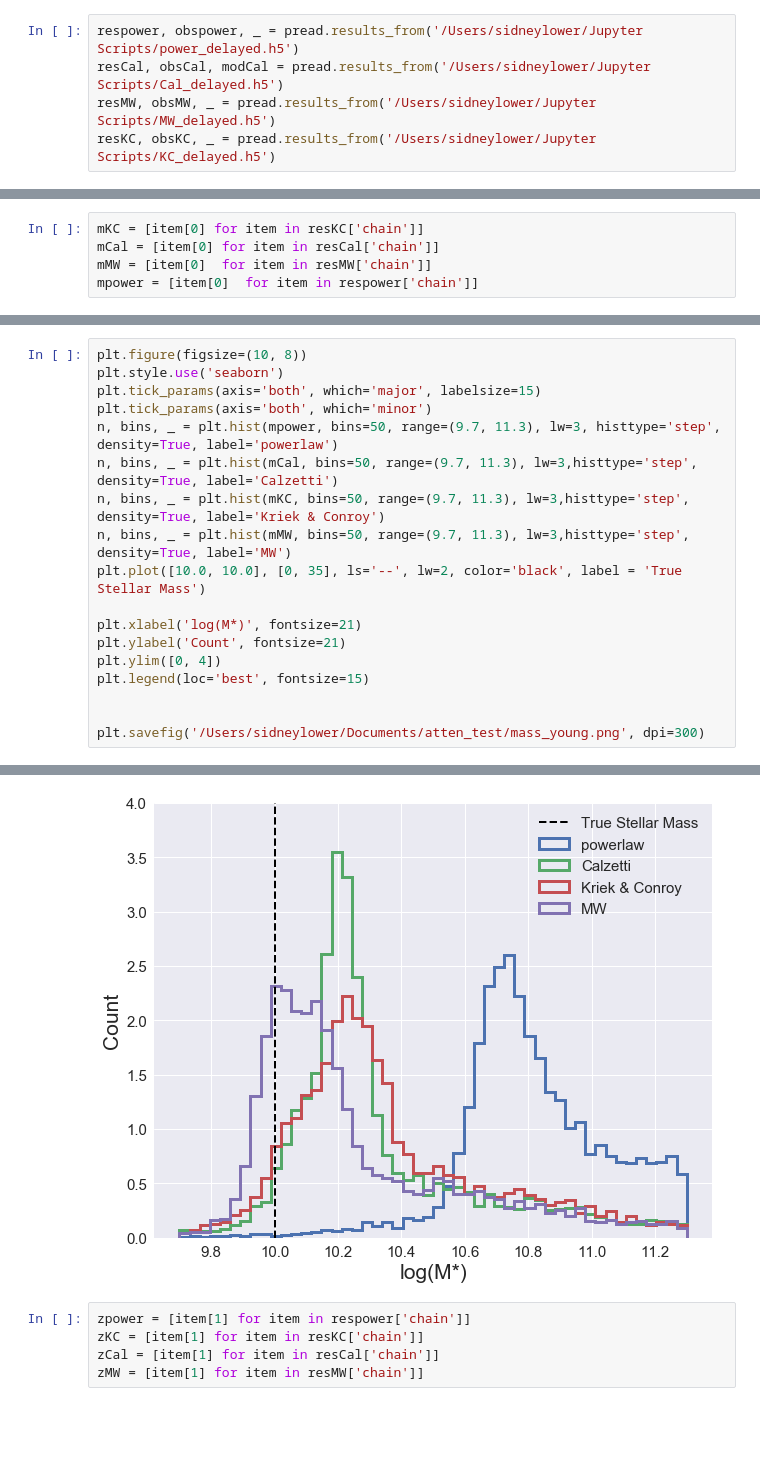
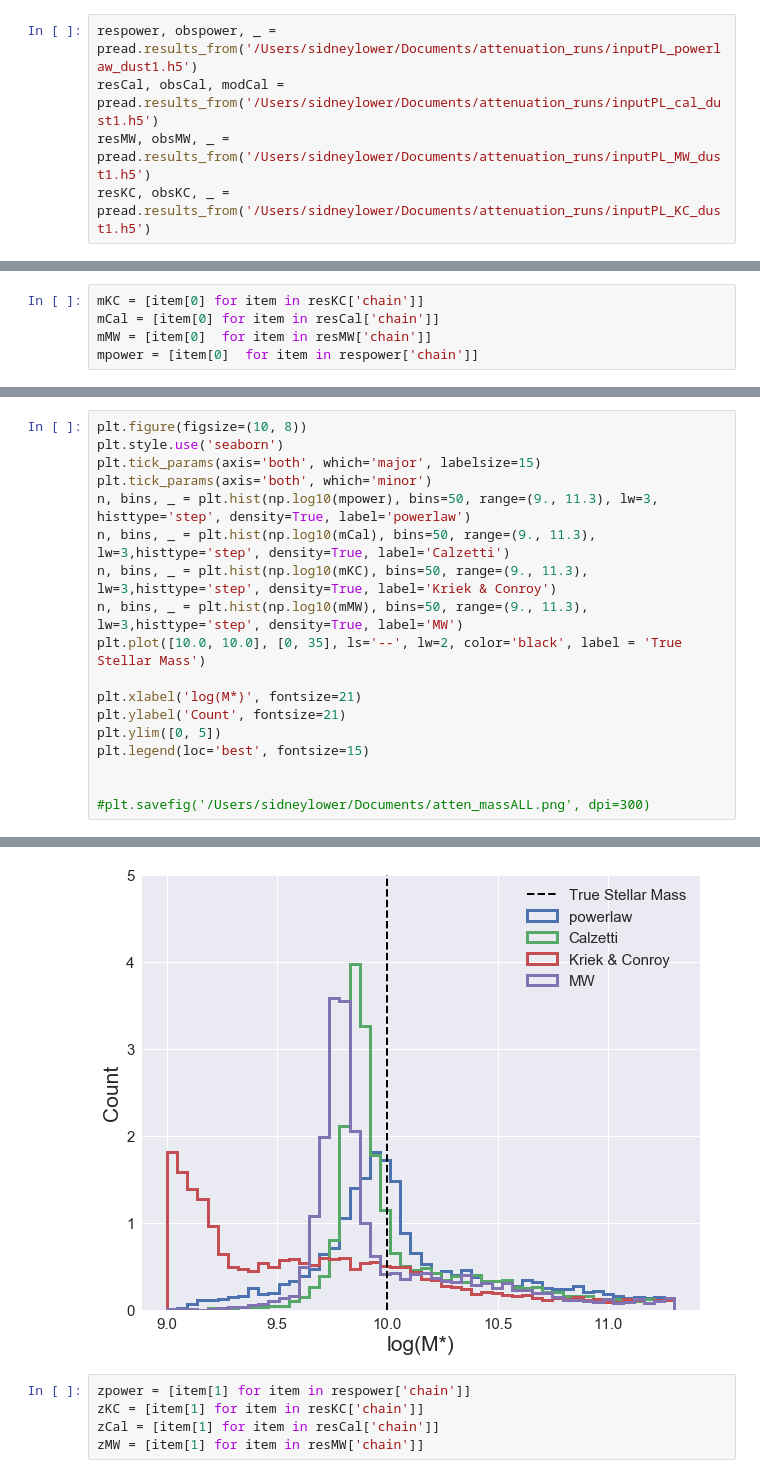
Before and after one commit to smlower/scripts_n_things, a Jupyter notebook: fsps_prospector.ipynb, the cells around one changed output, grey strips where cells are left out. Drawn from its saved outputs; the diff is of its cells as text; blank space fills up the shorter version.

```diff
--- a/fsps_prospector.ipynb
+++ b/fsps_prospector.ipynb
@@ -305,7 +233,7 @@ import prospect.io.read_results as pread
 from astropy import uncertainty as unc
 from astropy.visualization import quantity_support
 # %%
-respower, obspower, _ = pread.results_from('/Users/sidneylower/Jupyter Scripts/power_delayed.h5')
-resCal, obsCal, modCal = pread.results_from('/Users/sidneylower/Jupyter Scripts/Cal_delayed.h5')
-resMW, obsMW, _ = pread.results_from('/Users/sidneylower/Jupyter Scripts/MW_delayed.h5')
-resKC, obsKC, _ = pread.results_from('/Users/sidneylower/Jupyter Scripts/KC_delayed.h5')
+respower, obspower, _ = pread.results_from('/Users/sidneylower/Documents/attenuation_runs/inputPL_powerlaw_dust1.h5')
+resCal, obsCal, modCal = pread.results_from('/Users/sidneylower/Documents/attenuation_runs/inputPL_cal_dust1.h5')
+resMW, obsMW, _ = pread.results_from('/Users/sidneylower/Documents/attenuation_runs/inputPL_MW_dust1.h5')
+resKC, obsKC, _ = pread.results_from('/Users/sidneylower/Documents/attenuation_runs/inputPL_KC_dust1.h5')
@@ -390,17 +269,17 @@ plt.figure(figsize=(10, 8))
 plt.style.use('seaborn')
 plt.tick_params(axis='both', which='major', labelsize=15)
 plt.tick_params(axis='both', which='minor')
-n, bins, _ = plt.hist(mpower, bins=50, range=(9.7, 11.3), lw=3, histtype='step', density=True, label='powerlaw')
-n, bins, _ = plt.hist(mCal, bins=50, range=(9.7, 11.3), lw=3,histtype='step', density=True, label='Calzetti')
-n, bins, _ = plt.hist(mKC, bins=50, range=(9.7, 11.3), lw=3,histtype='step', density=True, label='Kriek & Conroy')
-n, bins, _ = plt.hist(mMW, bins=50, range=(9.7, 11.3), lw=3,histtype='step', density=True, label='MW')
+n, bins, _ = plt.hist(np.log10(mpower), bins=50, range=(9., 11.3), lw=3, histtype='step', density=True, label='powerlaw')
+n, bins, _ = plt.hist(np.log10(mCal), bins=50, range=(9., 11.3), lw=3,histtype='step', density=True, label='Calzetti')
+n, bins, _ = plt.hist(np.log10(mKC), bins=50, range=(9., 11.3), lw=3,histtype='step', density=True, label='Kriek & Conroy')
+n, bins, _ = plt.hist(np.log10(mMW), bins=50, range=(9., 11.3), lw=3,histtype='step', density=True, label='MW')
 plt.plot([10.0, 10.0], [0, 35], ls='--', lw=2, color='black', label = 'True Stellar Mass')
 
 plt.xlabel('log(M*)', fontsize=21)
 plt.ylabel('Count', fontsize=21)
-plt.ylim([0, 4])
+plt.ylim([0, 5])
 plt.legend(loc='best', fontsize=15)
 
 
-plt.savefig('/Users/sidneylower/Documents/atten_test/mass_young.png', dpi=300)
+#plt.savefig('/Users/sidneylower/Documents/atten_massALL.png', dpi=300)
 # %% [output]
@@ -407,4 +287,4 @@ plt.savefig('/Users/sidneylower/Documents/atten_test/mass_young.png', dpi=300)
-[figure, old version]
+[figure, new version]
 # %%
 zpower = [item[1] for item in respower['chain']]
 zKC = [item[1] for item in resKC['chain']]
```
Also changed, not shown: parts of 48 cells of this notebook, 1 other file.
